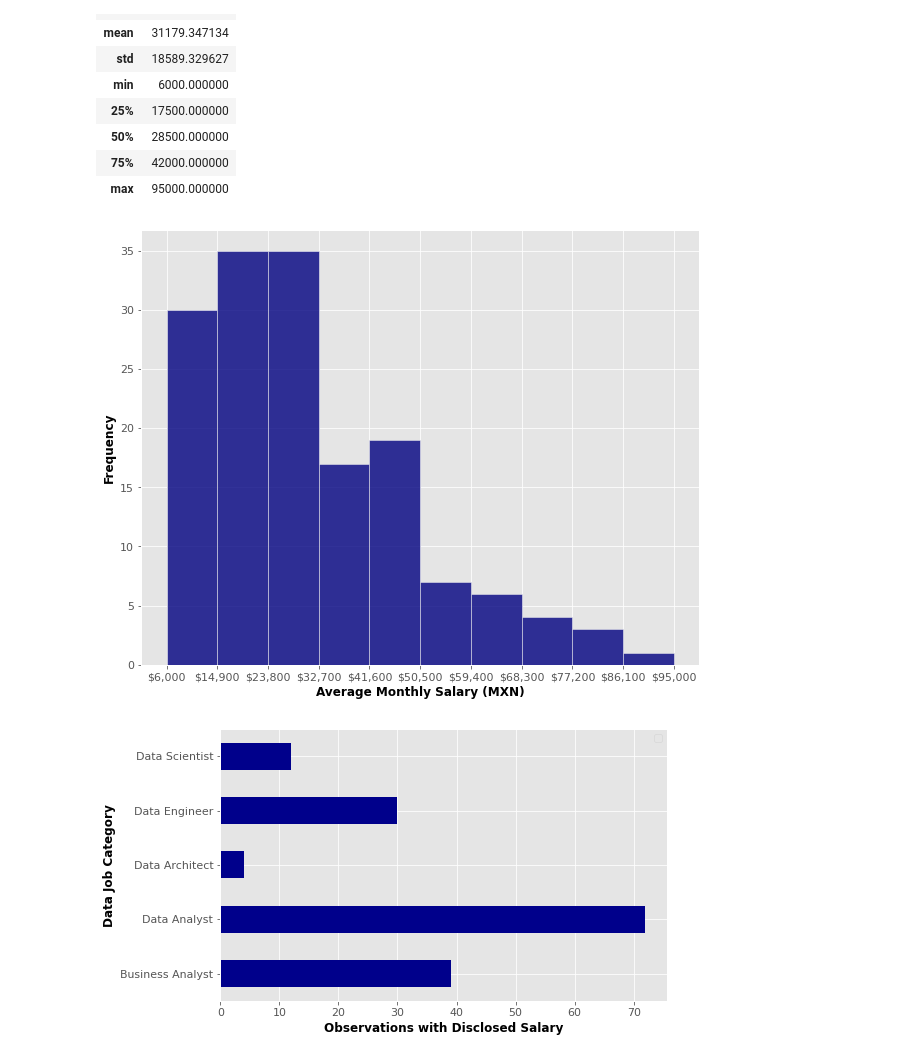
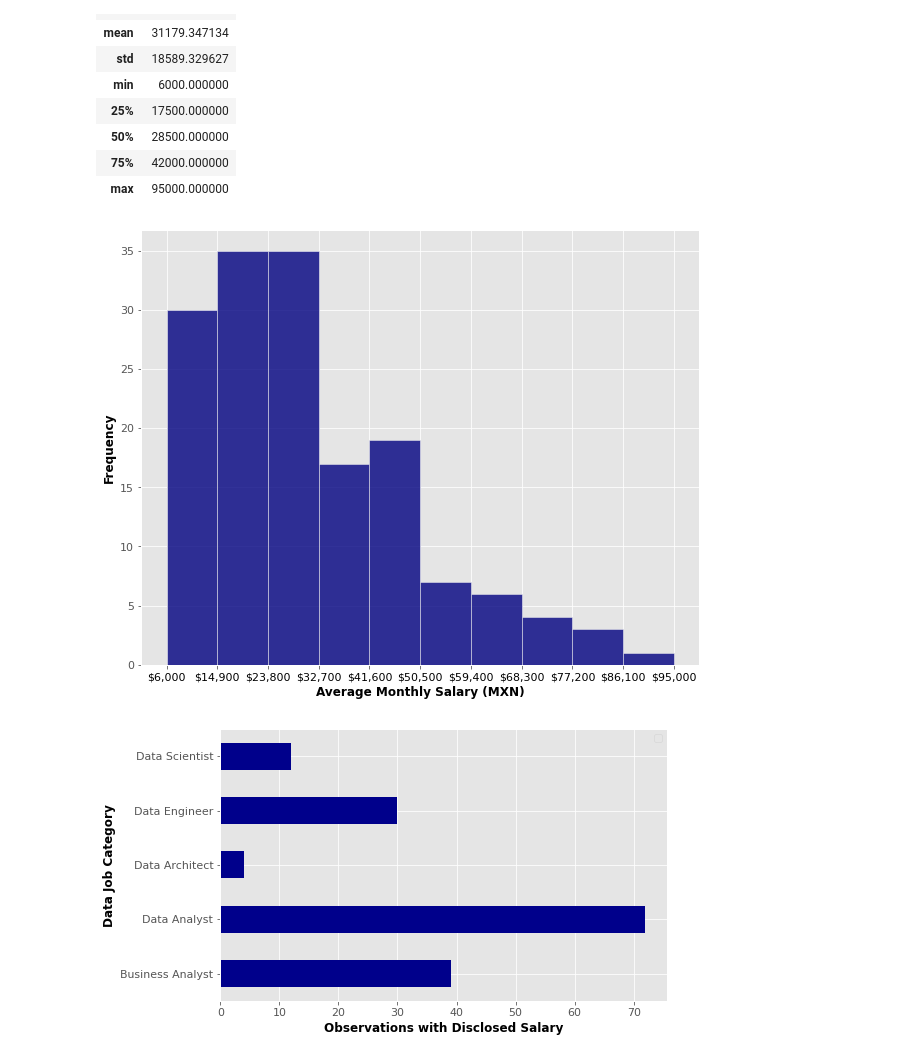
Before and after one commit to DanielEduardoLopez/DataJobsMX2022, a Jupyter notebook: 3-DataAnalysisViz.ipynb, the cells around one changed output. Drawn from its saved outputs; the diff is of its cells as text; code cells hidden in the pictures.

```diff
--- a/3-DataAnalysisViz.ipynb
+++ b/3-DataAnalysisViz.ipynb
@@ -553,20 +574,20 @@ salary_df.describe()
 # %%
 # Salary Distribution
 bins = 10
 plt.figure(figsize = (10, 8))
 ax = sns.histplot(data = salary_df, x = 'Average Salary',
                  color = 'navy',
                  bins = bins,
                  alpha = 0.8)
 ax.xaxis.set_major_formatter(mpl.ticker.StrMethodFormatter('${x:,.0f}'))
 plt.xlabel('Average Monthly Salary (MXN)', weight = 'bold', fontsize = 12, color = 'black')
 plt.ylabel('Frequency', weight = 'bold', fontsize = 12, color = 'black')
-plt.xticks(np.linspace(min(salary_df['Average Salary']),max(salary_df['Average Salary']),bins + 1), fontsize = 11)
+plt.xticks(np.linspace(min(salary_df['Average Salary']),max(salary_df['Average Salary']),bins + 1), fontsize = 11, color = 'black')
 plt.yticks(fontsize = 11)
 plt.grid({'both'})
 plt.show()
 # %% [output]
-[figure, old version]
+[figure, new version]
 # %%
 # Count of observations per Data Job Category
 obs_per_job = salary_df.groupby('Job')[['Average Salary']].count().plot.barh(color = 'darkblue', figsize = (8, 5))
```
Also changed, not shown: parts of 34 cells of this notebook.
